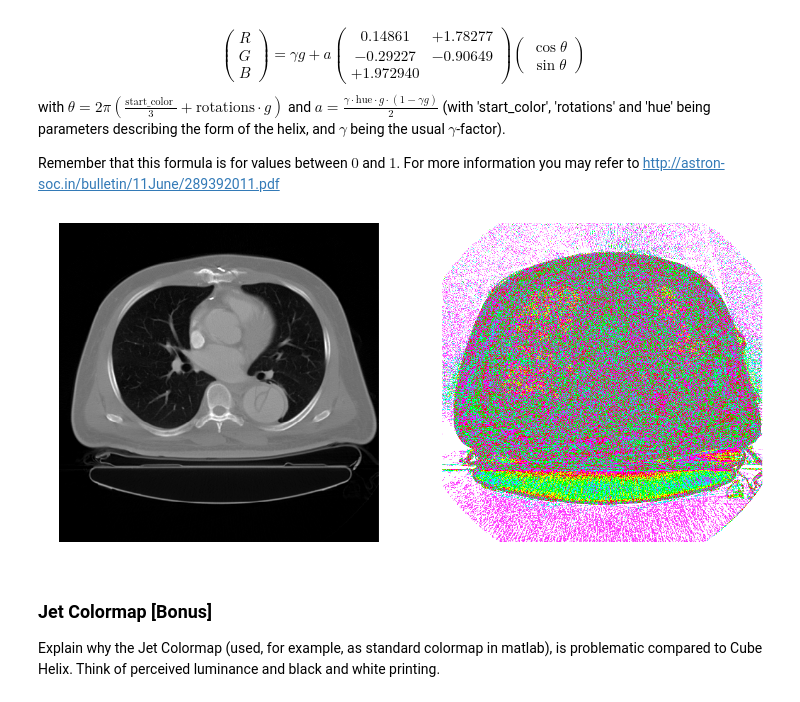
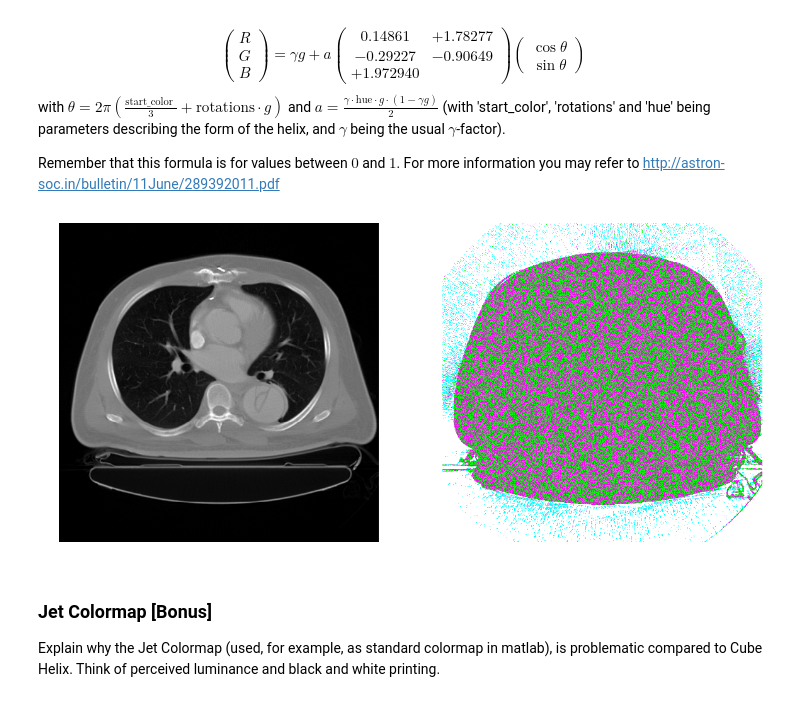
Before and after one commit to shorty-longbottom97/Computer_Vision, a Jupyter notebook: sheet02/sheet02.ipynb, the cells around one changed output. Drawn from its saved outputs; the diff is of its cells as text; code cells hidden in the pictures.

```diff
--- a/sheet02/sheet02.ipynb
+++ b/sheet02/sheet02.ipynb
@@ -381,11 +372,27 @@ import math
 
 color = []
 
-# The following is just for demonstration: replace and extend by your own examples
-color.append(np.asarray((lambda x: np.sin(x/256*2*np.pi)*128+128,
-              lambda x: (x//16) * 16,
-              lambda x: (2*x) % 256)))
+
 # YOUR CODE HERE
+
+#Sequential
+color.append(np.asarray((lambda x: x,
+                         lambda x: 0*x,
+                         lambda x: 0*x)))
+#Diverging
+color.append(np.asarray((lambda x: x*0+255,
+                         lambda x: (-2*x)+510,
+                         lambda x: 2*x)))
+
+#Qualitative
+rando = lambda : np.random.randint(10,50)
+randi =lambda : np.random.randint(2,8)
+randsin = lambda x: (np.sin(x/256*randi()*np.pi)*128+128)
+
+color.append(np.asarray((lambda x: randsin(x)-rando(),
+                         lambda x: randsin(x)-rando(),
+                         lambda x: randsin(x)-rando(), )))
+
 
 gray = np.arange(0,256)
 a = np.tile(np.arange(256),(256,1))
@@ -431,44 +440,48 @@ def generate_cube_helix_lookup_table():
     """
     lookup_table = np.empty((256,3), float)
 
-    for i in np.arange(256):
+    for g in np.arange(256):
         # YOUR CODE HERE
-        theta = 2 * np.pi * ((start_color+i)/3 + rotations*i)
-        a = (gamma * hue * i * (1-gamma*i))/2
-        sin_cos = np.array([[np.cos(theta)], [np.sin(theta)]])
-        rgb = gamma * i + np.matmul((a * m), sin_cos)
-        lookup_table[i] = rgb.flatten()
+        theta = 2 * np.pi * ((start_color/3) + rotations*g)
+        a = (gamma * hue * g * (1-gamma*g))/2
+        sin_cos = np.zeros((3,2), float)
+        sin_cos[:,0] = np.cos(theta)
+        sin_cos[:,1] = np.sin(theta)
 
+        rgb = gamma * g + a*np.multiply((m),sin_cos)
+        rgb = np.asarray(rgb)
+        rgb = np.sum(rgb,axis=1)
+        lookup_table[g] = rgb
 
     return lookup_table
 
 
-def apply_colormap(img, loookup_table):
+def apply_colormap(img, lookup_table):
     """Apply a colormap to an image
 
     Parameters:
         img: np.ndarray
             The image (ndim=2)
         lookup_table: np.ndarray
             The lookup table (shape=(256,3))
     Return:
         The color image resulting from application of the colormap.
     """
-    color_img = loookup_table[img]
+    color_img = lookup_table[img]
     color_img[color_img>1] = 1.
     color_img[color_img<0] = 0.
     return color_img
 
 img = imread('images/lung.png', pilmode='L')
 lookup_table = generate_cube_helix_lookup_table()
 img2 = apply_colormap(img, lookup_table)
 
 plt.figure(figsize=(20,10))
 plt.subplot(1,2,1); plt.imshow(img, cmap = 'gray'); plt.axis('off')
 plt.subplot(1,2,2); plt.imshow(img2); plt.axis('off')
 plt.show()
 # %% [output]
-[figure, old version]
+[figure, new version]
 # %% [markdown]
 ### Jet Colormap [Bonus]
 
```
Also changed, not shown: parts of 14 cells of this notebook.
